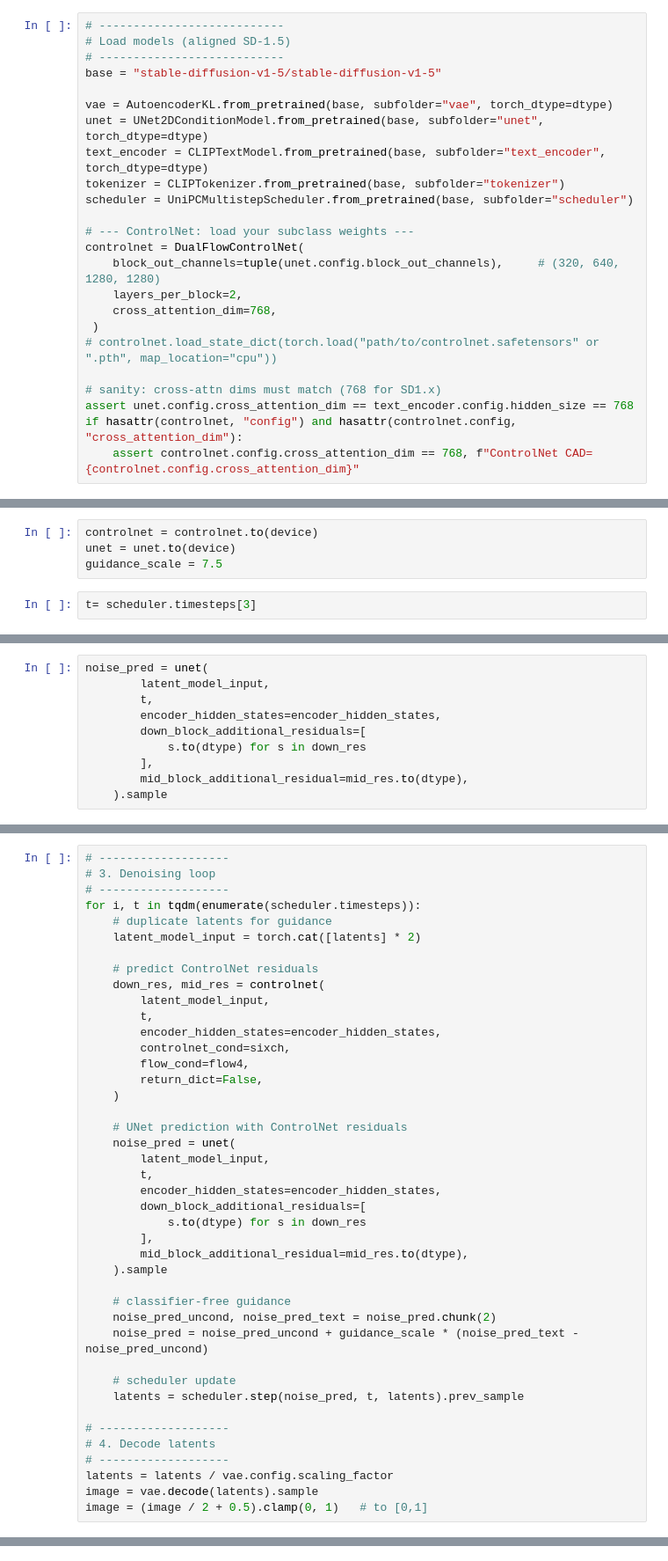
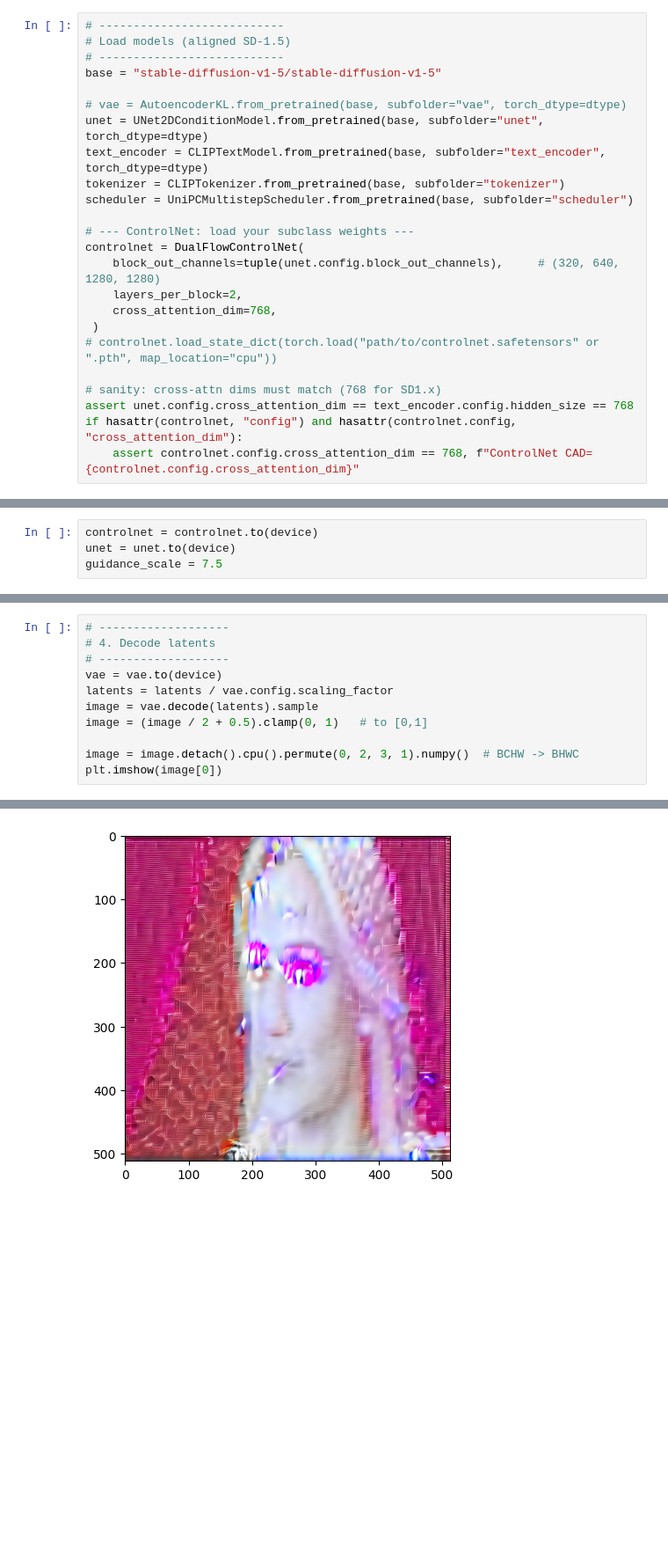
Before and after one commit to Maryamsana-1998/DiffCodec-Controlling-Latent-Diffusion-for-Perceptual-Video-Compression, a Jupyter notebook: test_pipeline.ipynb, the cells around one changed output, grey strips where cells are left out. Shown: that part at 88% size. Saved outputs shown, nothing was run; the diff lists cells and outputs as text; blank space fills up the shorter version.

```diff
--- a/test_pipeline.ipynb
+++ b/test_pipeline.ipynb
@@ -84,7 +99,7 @@ sixch, flow4 = load_controls_and_flows(
 # ---------------------------
 base = "stable-diffusion-v1-5/stable-diffusion-v1-5"
 
-vae = AutoencoderKL.from_pretrained(base, subfolder="vae", torch_dtype=dtype)
+# vae = AutoencoderKL.from_pretrained(base, subfolder="vae", torch_dtype=dtype)
 unet = UNet2DConditionModel.from_pretrained(base, subfolder="unet", torch_dtype=dtype)
 text_encoder = CLIPTextModel.from_pretrained(base, subfolder="text_encoder", torch_dtype=dtype)
 tokenizer = CLIPTokenizer.from_pretrained(base, subfolder="tokenizer")
@@ -155,5 +170,3 @@ torch.cuda.empty_cache()
 controlnet = controlnet.to(device)
 unet = unet.to(device)
 guidance_scale = 7.5
-# %%
-t= scheduler.timesteps[3]
@@ -178,10 +172,0 @@ OutOfMemoryError: CUDA out of memory. Tried to allocate 20.00 MiB. GPU 0 has a t
-# %%
-noise_pred = unet(
-        latent_model_input,
-        t,
-        encoder_hidden_states=encoder_hidden_states,
-        down_block_additional_residuals=[
-            s.to(dtype) for s in down_res
-        ],
-        mid_block_additional_residual=mid_res.to(dtype),
-    ).sample
@@ -202,42 +216,12 @@ latents = scheduler.step(noise_pred, t, latents).prev_sample
 # %%
-# -------------------
-# 3. Denoising loop
-# -------------------
-for i, t in tqdm(enumerate(scheduler.timesteps)):
-    # duplicate latents for guidance
-    latent_model_input = torch.cat([latents] * 2)
-
-    # predict ControlNet residuals
-    down_res, mid_res = controlnet(
-        latent_model_input,
-        t,
-        encoder_hidden_states=encoder_hidden_states,
-        controlnet_cond=sixch,
-        flow_cond=flow4,
-        return_dict=False,
-    )
-
-    # UNet prediction with ControlNet residuals
-    noise_pred = unet(
-        latent_model_input,
-        t,
-        encoder_hidden_states=encoder_hidden_states,
-        down_block_additional_residuals=[
-            s.to(dtype) for s in down_res
-        ],
-        mid_block_additional_residual=mid_res.to(dtype),
-    ).sample
-
-    # classifier-free guidance
-    noise_pred_uncond, noise_pred_text = noise_pred.chunk(2)
-    noise_pred = noise_pred_uncond + guidance_scale * (noise_pred_text - noise_pred_uncond)
-
-    # scheduler update
-    latents = scheduler.step(noise_pred, t, latents).prev_sample
-
 # -------------------
 # 4. Decode latents
 # -------------------
+vae = vae.to(device)
 latents = latents / vae.config.scaling_factor
 image = vae.decode(latents).sample
 image = (image / 2 + 0.5).clamp(0, 1)   # to [0,1]
+
+image = image.detach().cpu().permute(0, 2, 3, 1).numpy()  # BCHW -> BHWC
+plt.imshow(image[0])
+# %% [output]
@@ -243,0 +229 @@ image = (image / 2 + 0.5).clamp(0, 1)   # to [0,1]
+[figure, added]
```
Also changed, not shown: parts of 13 cells of this notebook, 3 other files.
